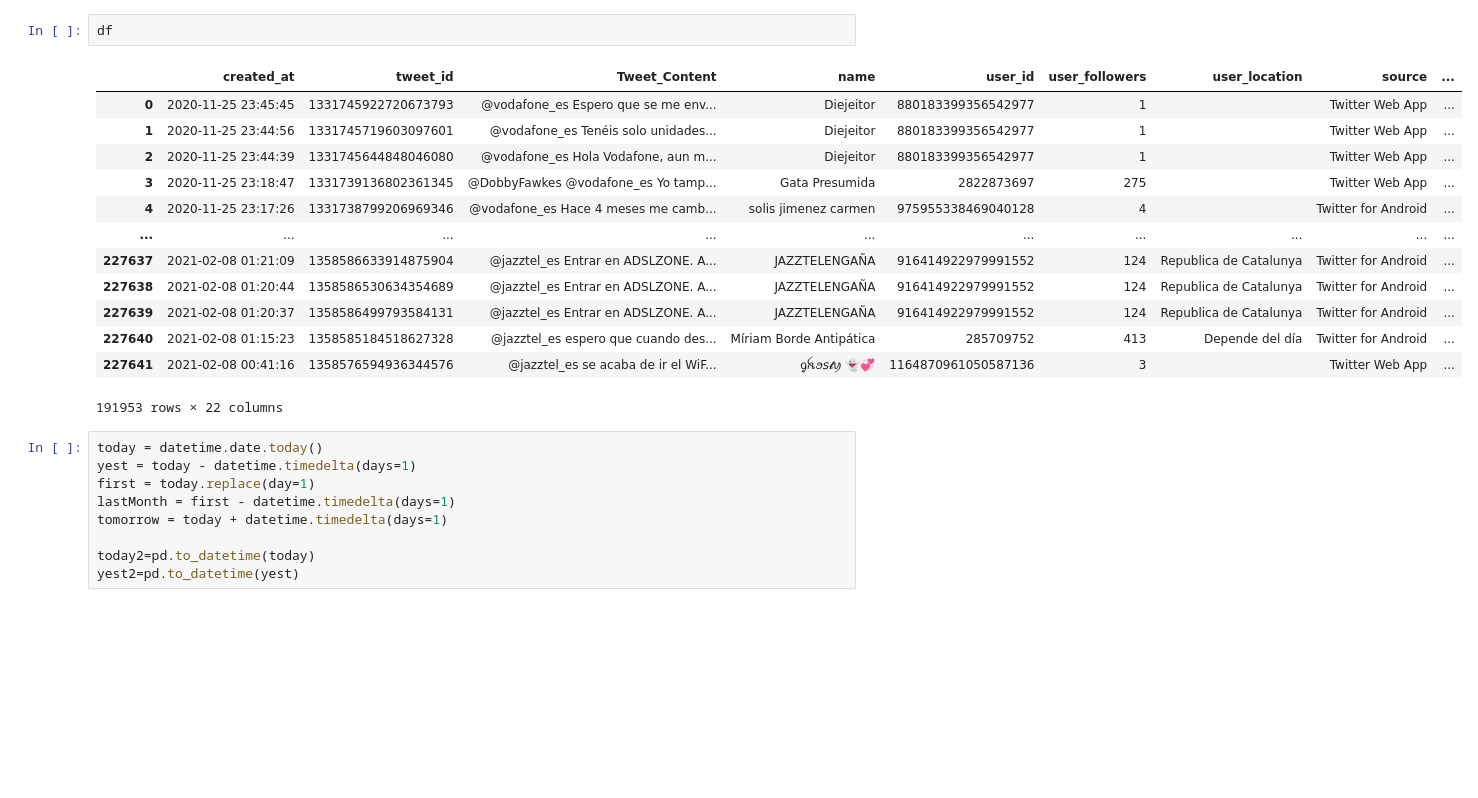
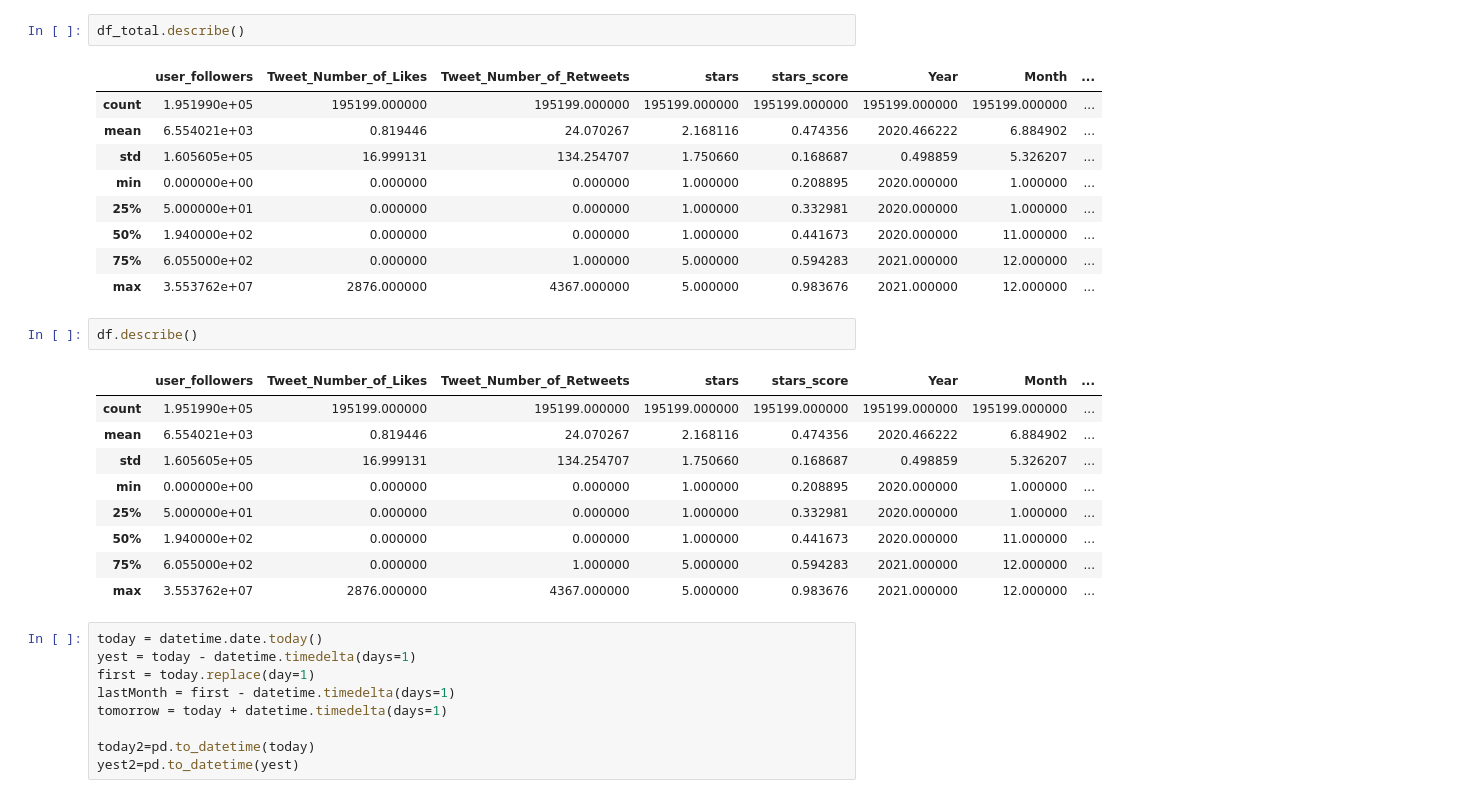
Before and after one commit to carpiero/Sentiment_Spanish_Operator, a Jupyter notebook: Notebooks/Notebook_006_remote.ipynb, the cells around one changed output. Drawn from its saved outputs; the diff is of its cells as text; blank space fills up the shorter version.

Commit message:
total

```diff
--- a/Notebooks/Notebook_006_remote.ipynb
+++ b/Notebooks/Notebook_006_remote.ipynb
@@ -32,20 +30,28 @@ memory usage: 241.0 MB
 None
+# %%
+df_total.describe()
+# %% [output]
+|  | user_followers | Tweet_Number_of_Likes | Tweet_Number_of_Retweets | stars | stars_score | Year | Month | ... |
+| count | 1.951990e+05 | 195199.000000 | 195199.000000 | 195199.000000 | 195199.000000 | 195199.000000 | 195199.000000 | ... |
+| mean | 6.554021e+03 | 0.819446 | 24.070267 | 2.168116 | 0.474356 | 2020.466222 | 6.884902 | ... |
+| std | 1.605605e+05 | 16.999131 | 134.254707 | 1.750660 | 0.168687 | 0.498859 | 5.326207 | ... |
+| min | 0.000000e+00 | 0.000000 | 0.000000 | 1.000000 | 0.208895 | 2020.000000 | 1.000000 | ... |
+| 25% | 5.000000e+01 | 0.000000 | 0.000000 | 1.000000 | 0.332981 | 2020.000000 | 1.000000 | ... |
+| 50% | 1.940000e+02 | 0.000000 | 0.000000 | 1.000000 | 0.441673 | 2020.000000 | 11.000000 | ... |
+| 75% | 6.055000e+02 | 0.000000 | 1.000000 | 5.000000 | 0.594283 | 2021.000000 | 12.000000 | ... |
+| max | 3.553762e+07 | 2876.000000 | 4367.000000 | 5.000000 | 0.983676 | 2021.000000 | 12.000000 | ... |
 # %%
-df
+df.describe()
 # %% [output]
-|  | created_at | tweet_id | Tweet_Content | name | user_id | user_followers | user_location | source | ... |
-| 0 | 2020-11-25 23:45:45 | 1331745922720673793 | @vodafone_es Espero que se me env... | Diejeitor | 880183399356542977 | 1 |  | Twitter Web App | ... |
-| 1 | 2020-11-25 23:44:56 | 1331745719603097601 | @vodafone_es Tenéis solo unidades... | Diejeitor | 880183399356542977 | 1 |  | Twitter Web App | ... |
-| 2 | 2020-11-25 23:44:39 | 1331745644848046080 | @vodafone_es Hola Vodafone, aun m... | Diejeitor | 880183399356542977 | 1 |  | Twitter Web App | ... |
-| 3 | 2020-11-25 23:18:47 | 1331739136802361345 | @DobbyFawkes @vodafone_es Yo tamp... | Gata Presumida | 2822873697 | 275 |  | Twitter Web App | ... |
-| 4 | 2020-11-25 23:17:26 | 1331738799206969346 | @vodafone_es Hace 4 meses me camb... | solis jimenez carmen | 975955338469040128 | 4 |  | Twitter for Android | ... |
-| ... | ... | ... | ... | ... | ... | ... | ... | ... | ... |
-| 227637 | 2021-02-08 01:21:09 | 1358586633914875904 | @jazztel_es Entrar en ADSLZONE. A... | JAZZTELENGAÑA | 916414922979991552 | 124 | Republica de Catalunya | Twitter for Android | ... |
-| 227638 | 2021-02-08 01:20:44 | 1358586530634354689 | @jazztel_es Entrar en ADSLZONE. A... | JAZZTELENGAÑA | 916414922979991552 | 124 | Republica de Catalunya | Twitter for Android | ... |
-| 227639 | 2021-02-08 01:20:37 | 1358586499793584131 | @jazztel_es Entrar en ADSLZONE. A... | JAZZTELENGAÑA | 916414922979991552 | 124 | Republica de Catalunya | Twitter for Android | ... |
-| 227640 | 2021-02-08 01:15:23 | 1358585184518627328 | @jazztel_es espero que cuando des... | Míriam Borde Antipática | 285709752 | 413 | Depende del día | Twitter for Android | ... |
-| 227641 | 2021-02-08 00:41:16 | 1358576594936344576 | @jazztel_es se acaba de ir el WiF... | ᧁꫝꪮ𝘴𝓽ꪗ 👻💞 | 1164870961050587136 | 3 |  | Twitter Web App | ... |
+|  | user_followers | Tweet_Number_of_Likes | Tweet_Number_of_Retweets | stars | stars_score | Year | Month | ... |
+| count | 1.951990e+05 | 195199.000000 | 195199.000000 | 195199.000000 | 195199.000000 | 195199.000000 | 195199.000000 | ... |
+| mean | 6.554021e+03 | 0.819446 | 24.070267 | 2.168116 | 0.474356 | 2020.466222 | 6.884902 | ... |
+| std | 1.605605e+05 | 16.999131 | 134.254707 | 1.750660 | 0.168687 | 0.498859 | 5.326207 | ... |
+| min | 0.000000e+00 | 0.000000 | 0.000000 | 1.000000 | 0.208895 | 2020.000000 | 1.000000 | ... |
+| 25% | 5.000000e+01 | 0.000000 | 0.000000 | 1.000000 | 0.332981 | 2020.000000 | 1.000000 | ... |
+| 50% | 1.940000e+02 | 0.000000 | 0.000000 | 1.000000 | 0.441673 | 2020.000000 | 11.000000 | ... |
+| 75% | 6.055000e+02 | 0.000000 | 1.000000 | 5.000000 | 0.594283 | 2021.000000 | 12.000000 | ... |
+| max | 3.553762e+07 | 2876.000000 | 4367.000000 | 5.000000 | 0.983676 | 2021.000000 | 12.000000 | ... |
-191953 rows × 22 columns
 # %%
 today = datetime.date.today()
 yest = today - datetime.timedelta(days=1)
```
Also changed, not shown: parts of 1 cell of this notebook, 3 other files.
